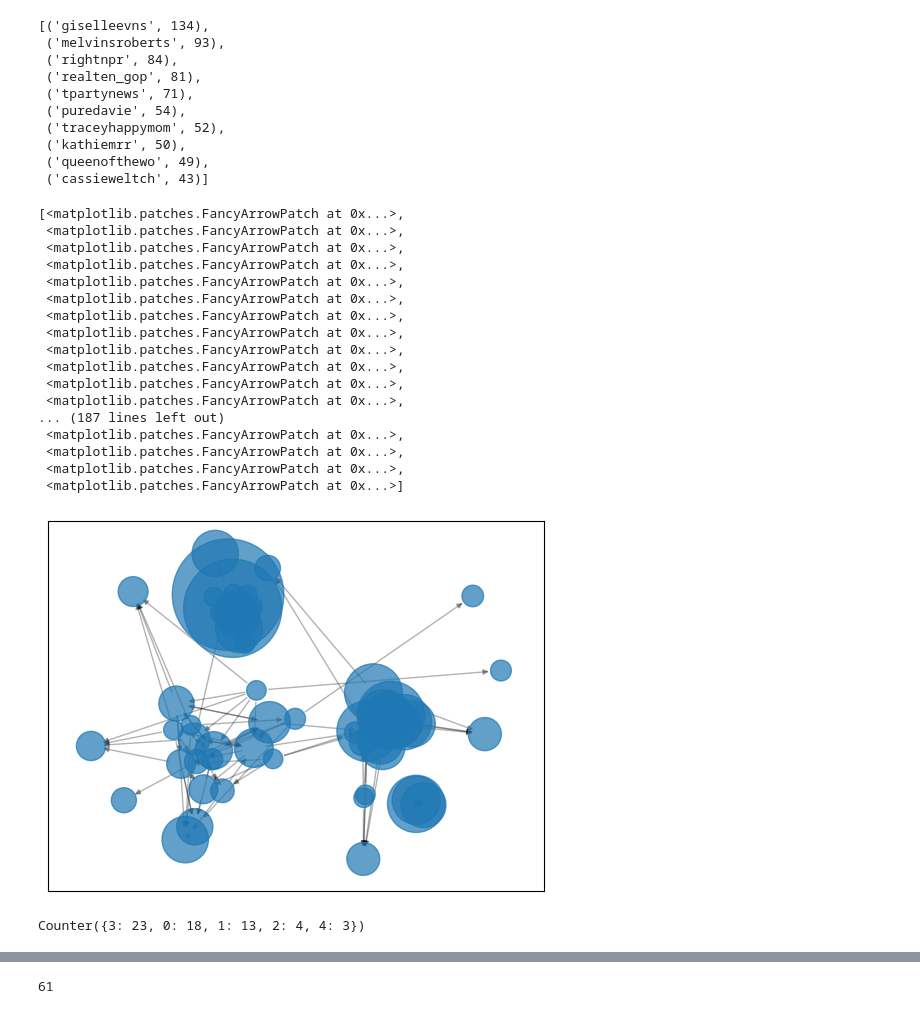
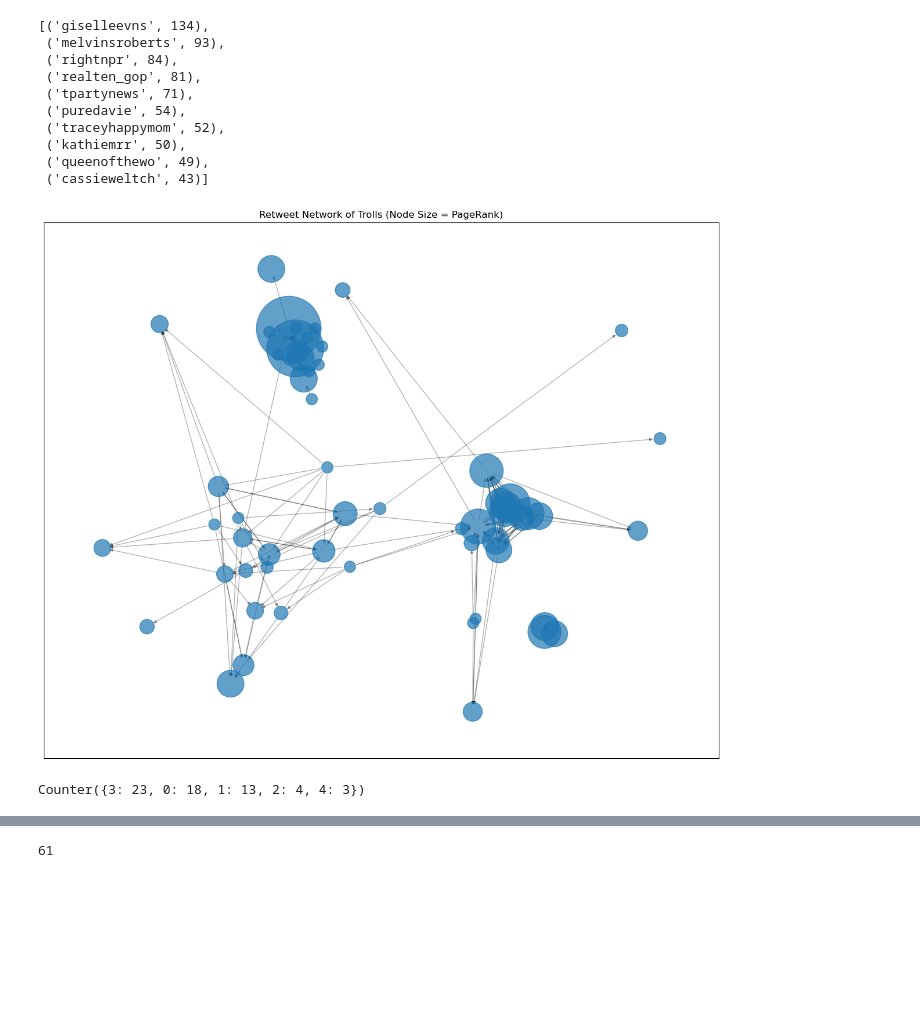
Before and after one commit to kubek22/SNARS, a Jupyter notebook: project12/project12.ipynb, the cells around one changed output, grey strips where cells are left out. Cells and saved outputs as stored; diff of their text form; code cells hidden in the pictures; blank space fills up the shorter version.

```diff
--- a/project12/project12.ipynb
+++ b/project12/project12.ipynb
@@ -235,46 +281,37 @@ nx.set_node_attributes(G, pr, "pagerank")
 in_deg = dict(G.in_degree(weight="weight"))
 nx.set_node_attributes(G, in_deg, "in_degree")
 # %%
-# sanity check
-
 pos = nx.spring_layout(G, k=0.2, seed=42)
 
+# node sizes proportional to PageRank
 sizes = [G.nodes[n].get("pagerank", 0) * 50000 for n in G.nodes]
 
+plt.figure(figsize=(15,12))
 nx.draw_networkx_nodes(G, pos, node_size=sizes, alpha=0.7)
 nx.draw_networkx_edges(G, pos, alpha=0.3, arrowsize=8)
+
+top_nodes = sorted(
+    G.nodes(data=True),
+    key=lambda x: x[1].get("pagerank", 0),
+    reverse=True
+)[:10]
+
+
+plt.title("Retweet Network of Trolls (Node Size = PageRank)")
+plt.show()
 # %% [output]
-[<matplotlib.patches.FancyArrowPatch at 0x...>,
- <matplotlib.patches.FancyArrowPatch at 0x...>,
- <matplotlib.patches.FancyArrowPatch at 0x...>,
- <matplotlib.patches.FancyArrowPatch at 0x...>,
- <matplotlib.patches.FancyArrowPatch at 0x...>,
- <matplotlib.patches.FancyArrowPatch at 0x...>,
- <matplotlib.patches.FancyArrowPatch at 0x...>,
- <matplotlib.patches.FancyArrowPatch at 0x...>,
- <matplotlib.patches.FancyArrowPatch at 0x...>,
- <matplotlib.patches.FancyArrowPatch at 0x...>,
- <matplotlib.patches.FancyArrowPatch at 0x...>,
- <matplotlib.patches.FancyArrowPatch at 0x...>,
-... (187 lines left out)
- <matplotlib.patches.FancyArrowPatch at 0x...>,
- <matplotlib.patches.FancyArrowPatch at 0x...>,
- <matplotlib.patches.FancyArrowPatch at 0x...>,
- <matplotlib.patches.FancyArrowPatch at 0x...>]
-[figure, old version]
+[figure, new version]
 # %%
 nx.write_gexf(G, "retweet_network.gexf")
 # %%
-import community.community_louvain as community_louvain
+# community detection
 
 undirected = G.to_undirected()
 partition = community_louvain.best_partition(undirected)
 
 nx.set_node_attributes(G, partition, "community")
+
+Counter(partition.values())
+# %% [output]
+Counter({3: 23, 0: 18, 1: 13, 2: 4, 4: 3})
-# %%
-from collections import Counter
-
-Counter(partition.values())
-# %% [output]
-Counter({3: 23, 0: 18, 1: 13, 2: 4, 4: 3})
 # %%
```
Also changed, not shown: parts of 48 cells of this notebook, 1 other file.
